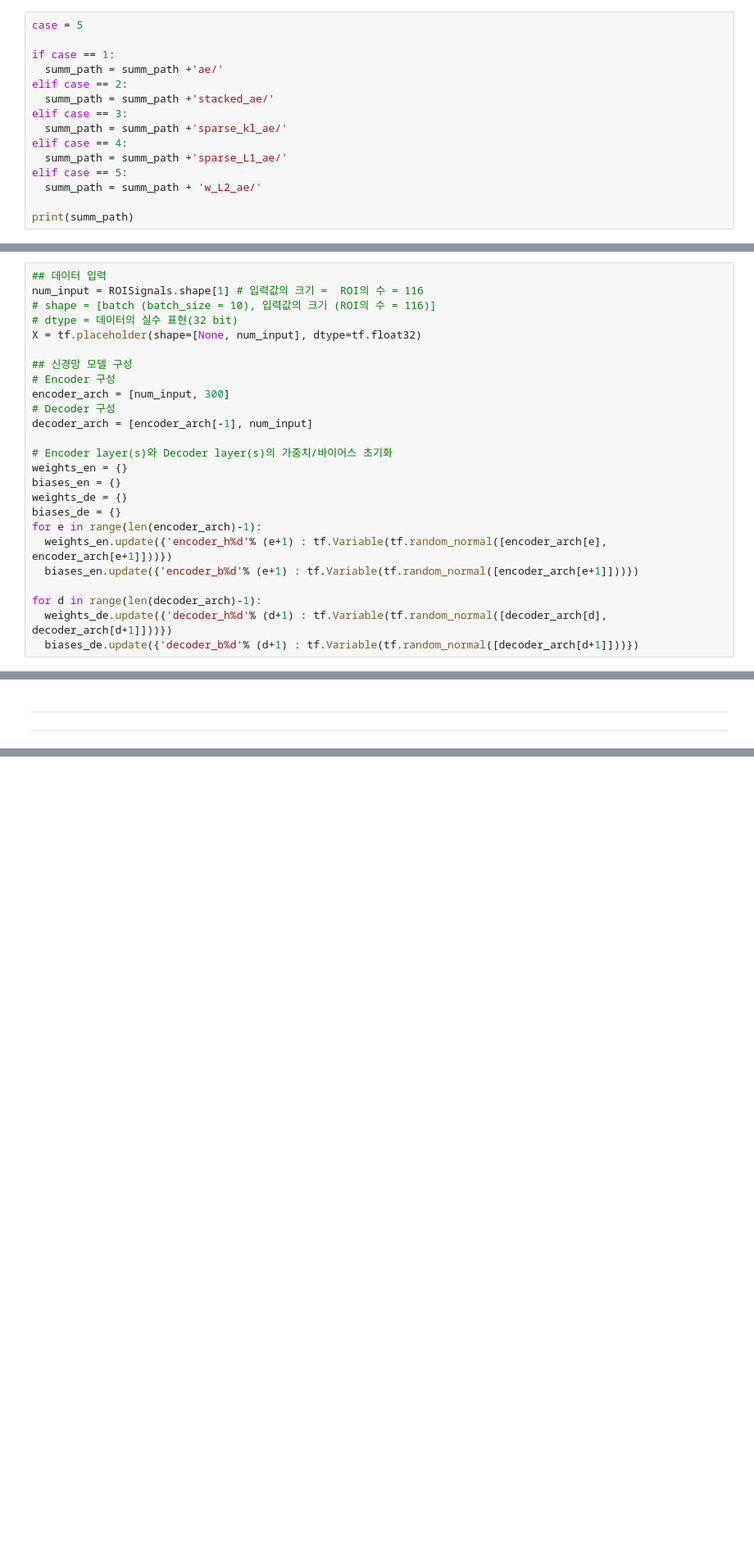
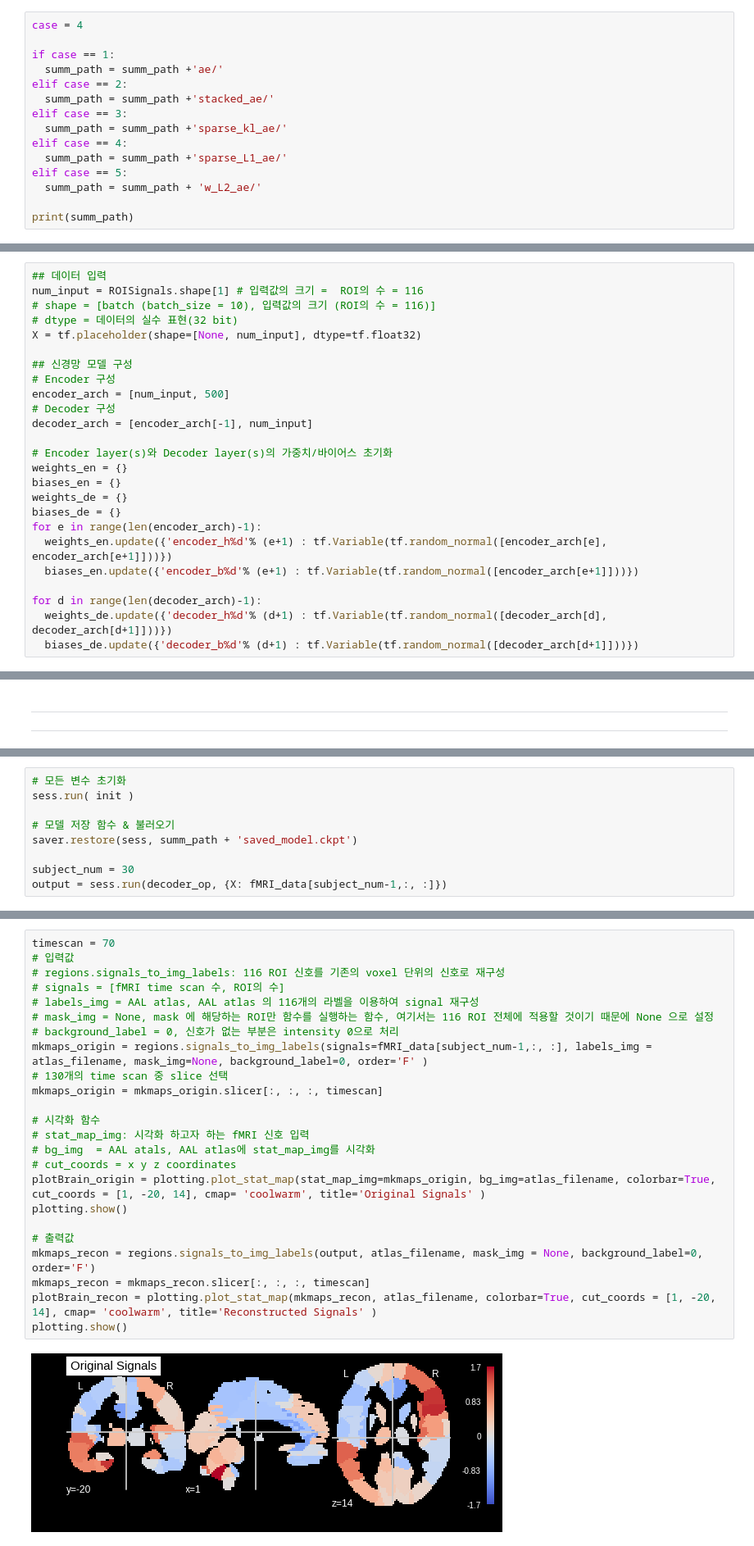
Before and after one commit to ku-milab/Neuroimage-Analysis-Tutorial, a Jupyter notebook: 2. 딥 뉴럴 네트워크 기반 Resting-State fMRI 분석 실습/KHBM_dnn_fmri.ipynb, the cells around one changed output, grey strips where cells are left out. Shown: that part at 82% size. Cells and saved outputs as stored; diff of their text form; blank space fills up the shorter version.

```diff
--- a/2. 딥 뉴럴 네트워크 기반 Resting-State fMRI 분석 실습/KHBM_dnn_fmri.ipynb
+++ b/2. 딥 뉴럴 네트워크 기반 Resting-State fMRI 분석 실습/KHBM_dnn_fmri.ipynb
@@ -153,7 +171,7 @@ summ_path = "./log/"
 # %% [markdown]
 **실습 모델 설정**
 # %%
-case = 5
+case = 4
 
 if case == 1:
   summ_path = summ_path +'ae/'
@@ -180,7 +198,7 @@ X = tf.placeholder(shape=[None, num_input], dtype=tf.float32)
 
 ## 신경망 모델 구성
 # Encoder 구성
-encoder_arch = [num_input, 300]
+encoder_arch = [num_input, 500]
 # Decoder 구성
 decoder_arch = [encoder_arch[-1], num_input]
 
@@ -503,0 +525,9 @@ saved_model.ckpt.data-00000-of-00001
+# %%
+# 모든 변수 초기화
+sess.run( init )
+
+# 모델 저장 함수 & 불러오기
+saver.restore(sess, summ_path + 'saved_model.ckpt')
+
+subject_num = 30
+output = sess.run(decoder_op, {X: fMRI_data[subject_num-1,:, :]})
@@ -503,0 +545,26 @@ saved_model.ckpt.data-00000-of-00001
+# %%
+timescan = 70
+# 입력값
+# regions.signals_to_img_labels: 116 ROI 신호를 기존의 voxel 단위의 신호로 재구성
+# signals = [fMRI time scan 수, ROI의 수]
+# labels_img = AAL atlas, AAL atlas 의 116개의 라벨을 이용하여 signal 재구성
+# mask_img = None, mask 에 해당하는 ROI만 함수를 실행하는 함수, 여기서는 116 ROI 전체에 적용할 것이기 때문에 None 으로 설정
+# background_label = 0, 신호가 없는 부분은 intensity 0으로 처리
+mkmaps_origin = regions.signals_to_img_labels(signals=fMRI_data[subject_num-1,:, :], labels_img = atlas_filename, mask_img=None, background_label=0, order='F' )
+# 130개의 time scan 중 slice 선택
+mkmaps_origin = mkmaps_origin.slicer[:, :, :, timescan]
+
+# 시각화 함수
+# stat_map_img: 시각화 하고자 하는 fMRI 신호 입력
+# bg_img  = AAL atals, AAL atlas에 stat_map_img를 시각화
+# cut_coords = x y z coordinates
+plotBrain_origin = plotting.plot_stat_map(stat_map_img=mkmaps_origin, bg_img=atlas_filename, colorbar=True, cut_coords = [1, -20, 14], cmap= 'coolwarm', title='Original Signals' )
+plotting.show()
+
+# 출력값
+mkmaps_recon = regions.signals_to_img_labels(output, atlas_filename, mask_img = None, background_label=0, order='F')
+mkmaps_recon = mkmaps_recon.slicer[:, :, :, timescan]
+plotBrain_recon = plotting.plot_stat_map(mkmaps_recon, atlas_filename, colorbar=True, cut_coords = [1, -20, 14], cmap= 'coolwarm', title='Reconstructed Signals' )
+plotting.show()
+# %% [output]
+[figure, added]
```
Also changed, not shown: parts of 45 cells of this notebook, 29 other files.
